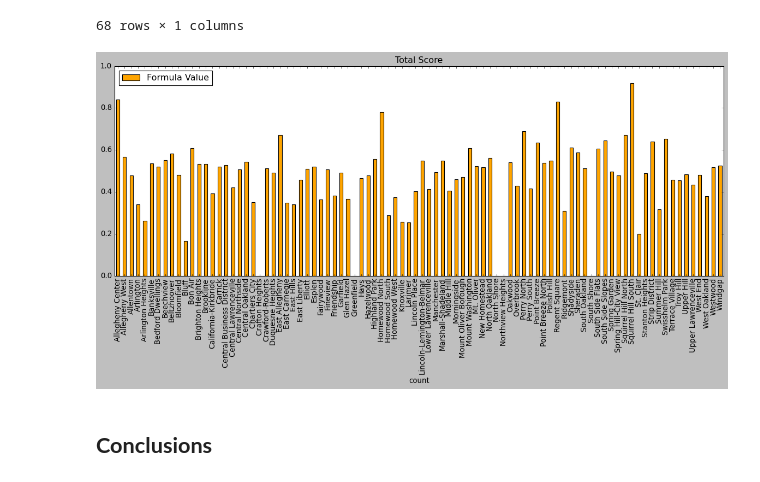
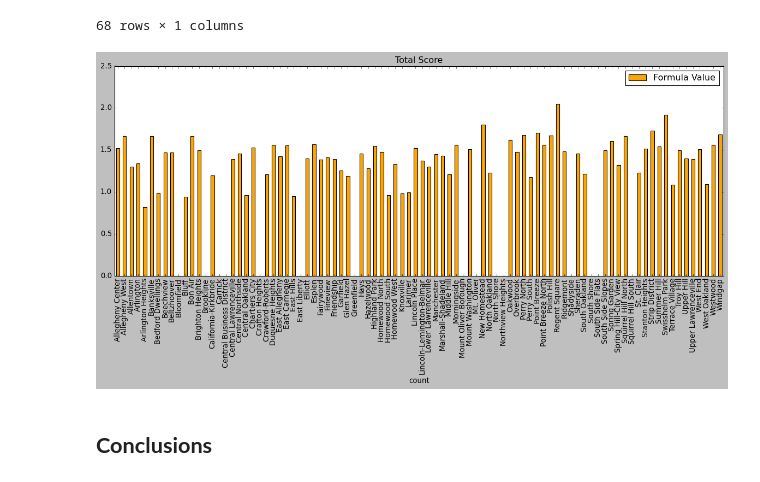
Before and after one commit to JamesW6/BestNeighborhoodProject, a Jupyter notebook: Report (2).ipynb, the cells around one changed output. Drawn from its saved outputs; the diff is of its cells as text; code cells hidden in the pictures.

Commit message:
attempted to diagnose final formula error, added comments

```diff
--- a/Report (2).ipynb
+++ b/Report (2).ipynb
@@ -289,24 +289,28 @@ sammFormula
 # %%
 formulaFrame = ethanFormula["count"]
 formulaFrame=formulaFrame.to_frame()
 formulaFrame["Formula Value"]=0
 count=0
+
+# formula still not working, 99% sure error is in this loop somewhere
+# missing scores seem to be result of one+
 for index, row in formulaFrame.iterrows():
     formulaFrame.iloc[count,0]=index
-    formulaFrame.iloc[count,1]+=james1Formula.iloc[count,1]+james2Formula.iloc[count,1]
-    + samgFormula.iloc[count,1] + ethanFormula.loc[index, 'count']
+    formulaFrame.iloc[count,1]+=(james1Formula.iloc[count,1]+james2Formula.iloc[count,1]
+    + samgFormula.iloc[count,1] + ethanFormula.loc[index, 'count'])
     if index in sammFormula["count"]: #some neighborhoods don't have parks, this prevents errors
-        formulaFrame.iloc[count,1]+= sammFormula.loc[index,'count']
+        formulaFrame.iloc[count,1]+= sammFormula.loc[index,'count'] # does this always get the right neighborhood?
     count+=1
+
 formulaFrame.plot(kind="bar",
         x="count",
         y="Formula Value",
         title="Total Score",
         figsize=(18,6),
         rot = 90,
         color = 'orange')
 plt.show()
 # %% [output]
-[figure, old version]
+[figure, new version]
 # %% [markdown]
 ## **Conclusions**
```
Also changed, not shown: 1 other file.
